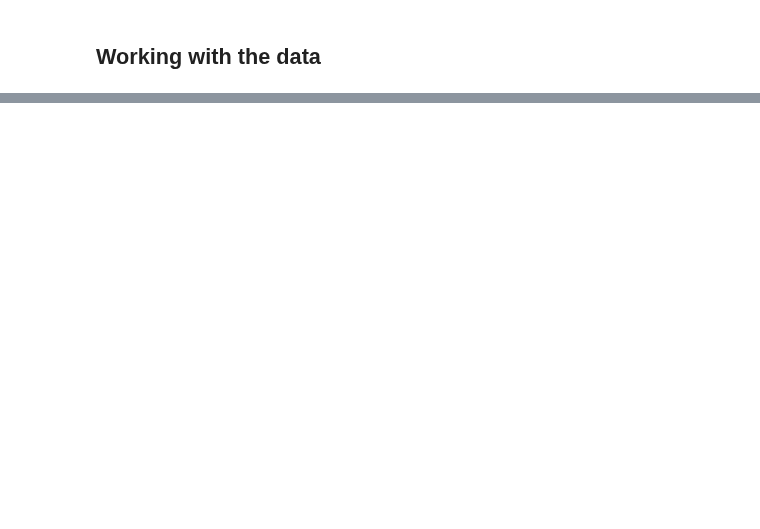
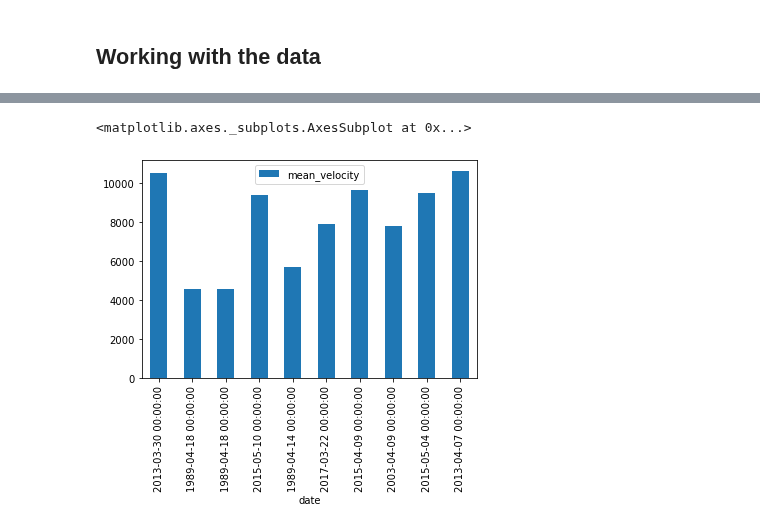
Before and after one commit to nsidc/NSIDC-Data-Tutorials, a Jupyter notebook: notebooks/itslive/itslive.ipynb, the cells around one changed output, grey strips where cells are left out. Drawn from its saved outputs; the diff is of its cells as text; code cells hidden in the pictures; blank space fills up the shorter version.

```diff
--- a/notebooks/itslive/itslive.ipynb
+++ b/notebooks/itslive/itslive.ipynb
@@ -103,0 +155,21 @@ SyntaxError: invalid syntax (<ipython-input-5-5098a36c3526>, line 19)
+# %%
+velocities = []
+for ds in velocity_pairs:
+    proj = str(int(ds.UTM_Projection.spatial_epsg))
+    selected_coord = ui.transform_coord('4326',proj, coord[0], coord[1])
+    lon = round(selected_coord[0])
+    lat = round(selected_coord[1])
+    mid_date = datetime.strptime(ds.img_pair_info.date_center,'%Y%m%d')
+    # Is this correct? 1000 in UMT will be 1.2km?
+    mask_lon = (ds.x >= lon - 1200) & (ds.x <= lon + 1200)
+    mask_lat = (ds.y >= lat - 1200) & (ds.y <= lat + 1200)
+    # gives us 6 to 9 points to "average" here we need some sort of weighted average
+    v = ds.where(mask_lon & mask_lat , drop=True).v.mean(skipna=True)
+    # If we have a valid value we add it to the velocities array.
+    if not np.isnan(v):
+        velocities.append({'date': mid_date, 'mean_velocity': v.values.ravel()[0]})
+# %%
+import pandas as pd
+# order by date
+df = pd.DataFrame.from_dict(velocities)
+df
@@ -104 +188,6 @@ SyntaxError: invalid syntax (<ipython-input-5-5098a36c3526>, line 19)
+# %%
+df.plot(x ='date', y='mean_velocity', kind = 'bar')
+# %% [output]
+<matplotlib.axes._subplots.AxesSubplot at 0x...>
+[figure, added]
 # %%
```
Also changed, not shown: parts of 13 cells of this notebook, 5 other files.
